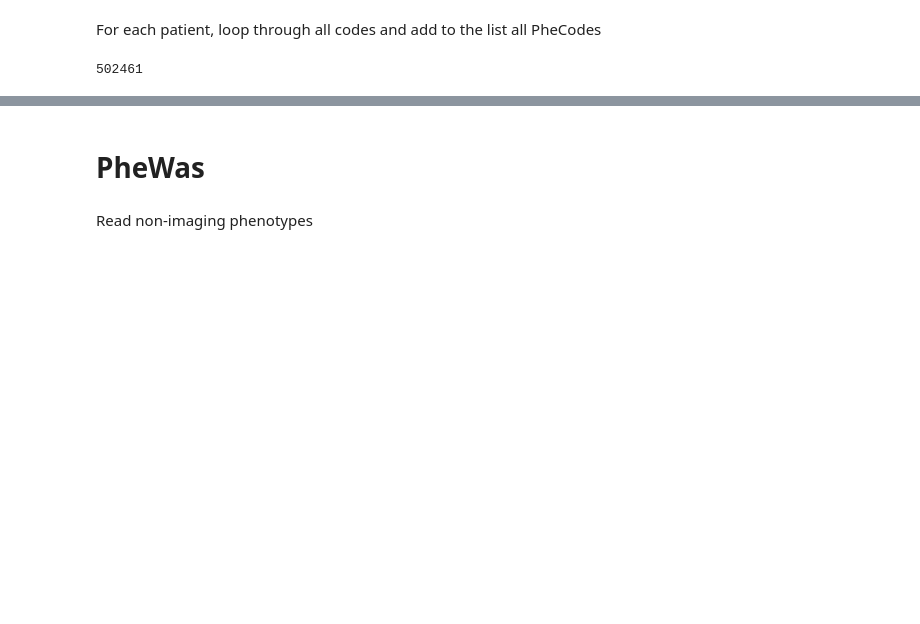
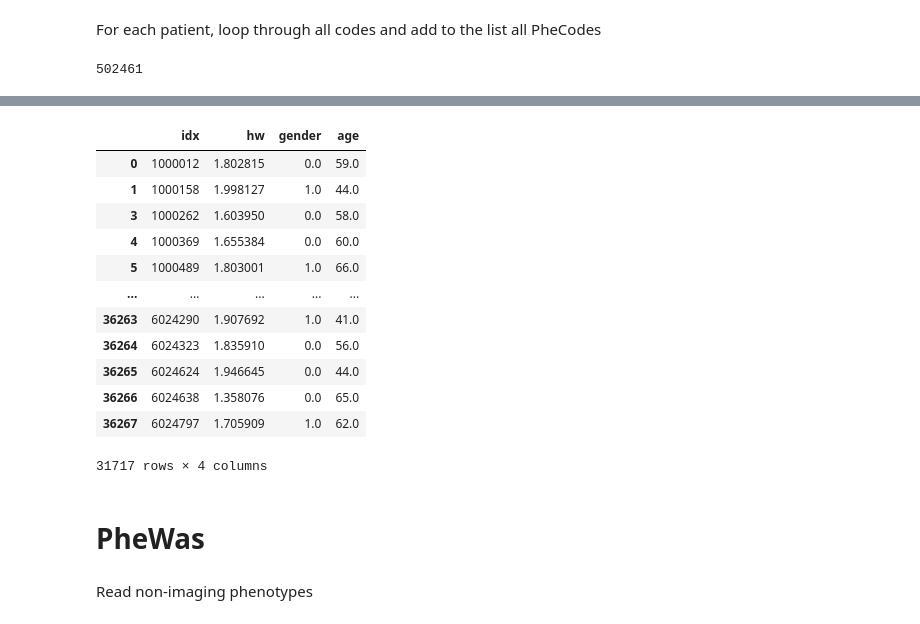
Before and after one commit to vukadinovic936/sphericity, a Jupyter notebook: PheWas/PheWas.ipynb, the cells around one changed output, grey strips where cells are left out. Cells and saved outputs as stored; diff of their text form; code cells hidden in the pictures; blank space fills up the shorter version.

```diff
--- a/PheWas/PheWas.ipynb
+++ b/PheWas/PheWas.ipynb
@@ -100,0 +142,28 @@ pickle.dump(patient_diag, filehandler)
+# %%
+gender = []
+for idx in imaging['idx']:
+    gender.append(np.array(df[df['eid']==idx]['31-0.0']))
+# %%
+imaging['gender']=np.stack(gender).reshape(-1)
+# %%
+age = []
+for idx in imaging['idx']:
+    age.append(np.array(df[df['eid']==idx]['21003-0.0']))
+# %%
+imaging['age']=np.stack(age).reshape(-1)
+# %%
+imaging
+# %% [output]
+|  | idx | hw | gender | age |
+| 0 | 1000012 | 1.802815 | 0.0 | 59.0 |
+| 1 | 1000158 | 1.998127 | 1.0 | 44.0 |
+| 3 | 1000262 | 1.603950 | 0.0 | 58.0 |
+| 4 | 1000369 | 1.655384 | 0.0 | 60.0 |
+| 5 | 1000489 | 1.803001 | 1.0 | 66.0 |
+| ... | ... | ... | ... | ... |
+| 36263 | 6024290 | 1.907692 | 1.0 | 41.0 |
+| 36264 | 6024323 | 1.835910 | 0.0 | 56.0 |
+| 36265 | 6024624 | 1.946645 | 0.0 | 44.0 |
+| 36266 | 6024638 | 1.358076 | 0.0 | 65.0 |
+| 36267 | 6024797 | 1.705909 | 1.0 | 62.0 |
+31717 rows × 4 columns
```
Also changed, not shown: parts of 57 cells of this notebook.
